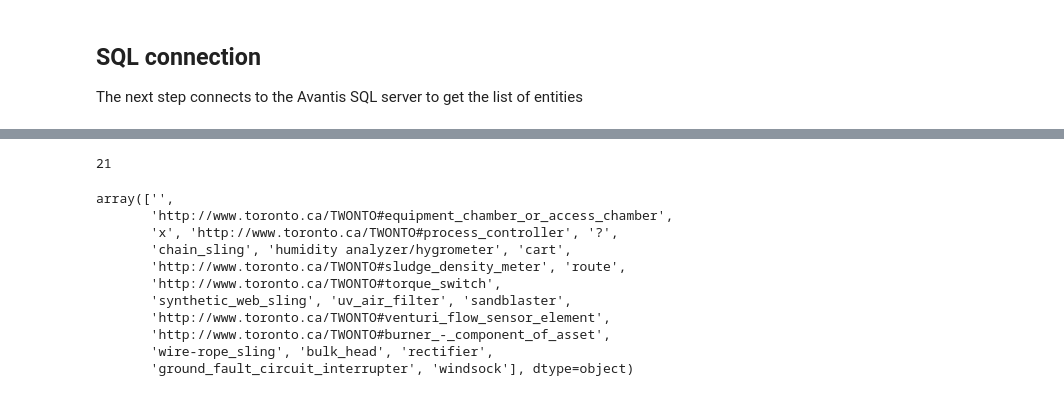
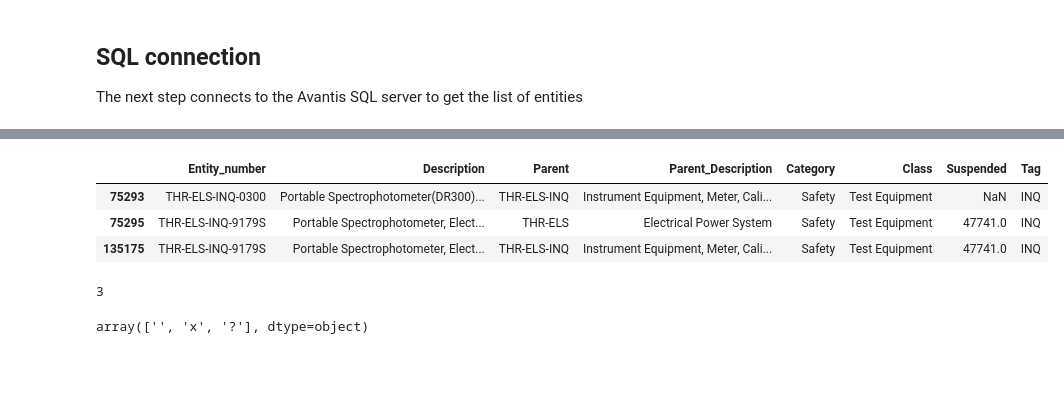
Before and after one commit to TW-ASMP/TWONTO, a Jupyter notebook: Avantis Mapping/Avantis Mapping Instructions.ipynb, the cells around one changed output, grey strips where cells are left out. Cells and saved outputs as stored; diff of their text form; code cells hidden in the pictures; blank space fills up the shorter version.

```diff
--- a/Avantis Mapping/Avantis Mapping Instructions.ipynb
+++ b/Avantis Mapping/Avantis Mapping Instructions.ipynb
@@ -258,17 +254,15 @@ df1[df1['Entity_number'].isin(entityMatch[entityMatch['First_Match'] == '']['Ent
+# %%
+leftover = df1[df1['Entity_number'].isin(entityMatch[entityMatch['First_Match'] == '']['Entity_number'])]
+leftover[leftover['Class'] == 'Test Equipment']
+# %% [output]
+|  | Entity_number | Description | Parent | Parent_Description | Category | Class | Suspended | Tag |
+| 75293 | THR-ELS-INQ-0300 | Portable Spectrophotometer(DR300)... | THR-ELS-INQ | Instrument Equipment, Meter, Cali... | Safety | Test Equipment | NaN | INQ |
+| 75295 | THR-ELS-INQ-9179S | Portable Spectrophotometer, Elect... | THR-ELS | Electrical Power System | Safety | Test Equipment | 47741.0 | INQ |
+| 135175 | THR-ELS-INQ-9179S | Portable Spectrophotometer, Elect... | THR-ELS-INQ | Instrument Equipment, Meter, Cali... | Safety | Test Equipment | 47741.0 | INQ |
 # %%
-print(len(entityMatch['First_Match'][~entityMatch['First_Match'].isin(TWONTO_classes)].unique()))
-entityMatch['First_Match'][~entityMatch['First_Match'].isin(TWONTO_classes)].unique()
+print(len(entityMatch['First_Match'][~entityMatch['First_Match'].isin(TWONTO_classes['Classes'])].unique()))
+entityMatch['First_Match'][~entityMatch['First_Match'].isin(TWONTO_classes['Classes'])].unique()
 # %% [output]
-21
+3
-array(['',
-       'http://www.toronto.ca/TWONTO#equipment_chamber_or_access_chamber',
-       'x', 'http://www.toronto.ca/TWONTO#process_controller', '?',
-       'chain_sling', 'humidity analyzer/hygrometer', 'cart',
-       'http://www.toronto.ca/TWONTO#sludge_density_meter', 'route',
-       'http://www.toronto.ca/TWONTO#torque_switch',
-       'synthetic_web_sling', 'uv_air_filter', 'sandblaster',
-       'http://www.toronto.ca/TWONTO#venturi_flow_sensor_element',
-       'http://www.toronto.ca/TWONTO#burner_-_component_of_asset',
-       'wire-rope_sling', 'bulk_head', 'rectifier',
-       'ground_fault_circuit_interrupter', 'windsock'], dtype=object)
+array(['', 'x', '?'], dtype=object)
 # %%
```
Also changed, not shown: parts of 11 cells of this notebook, 11 other files.
